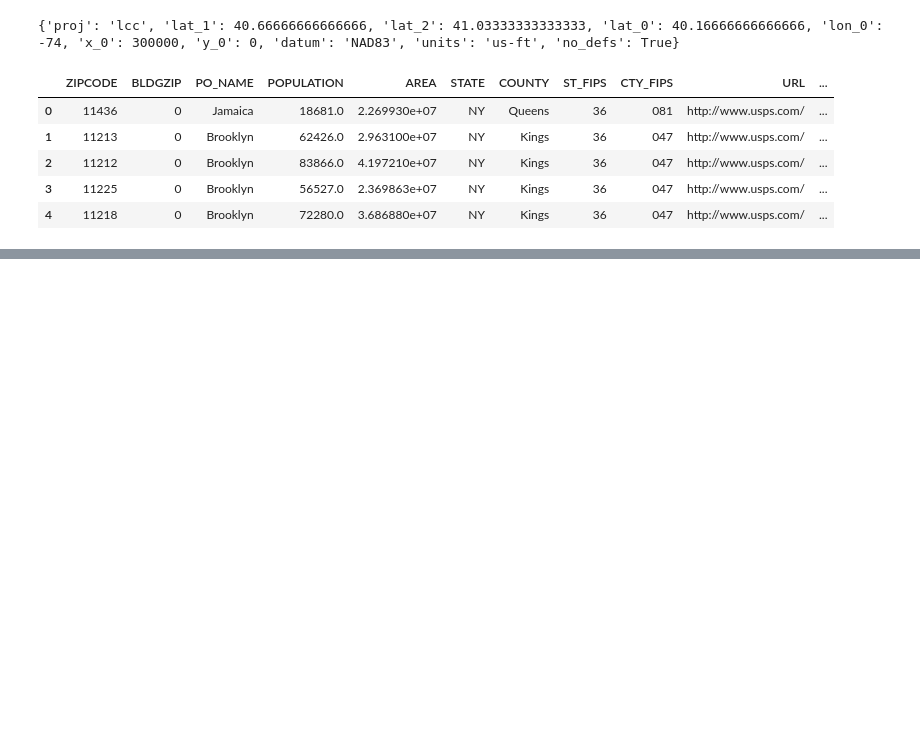
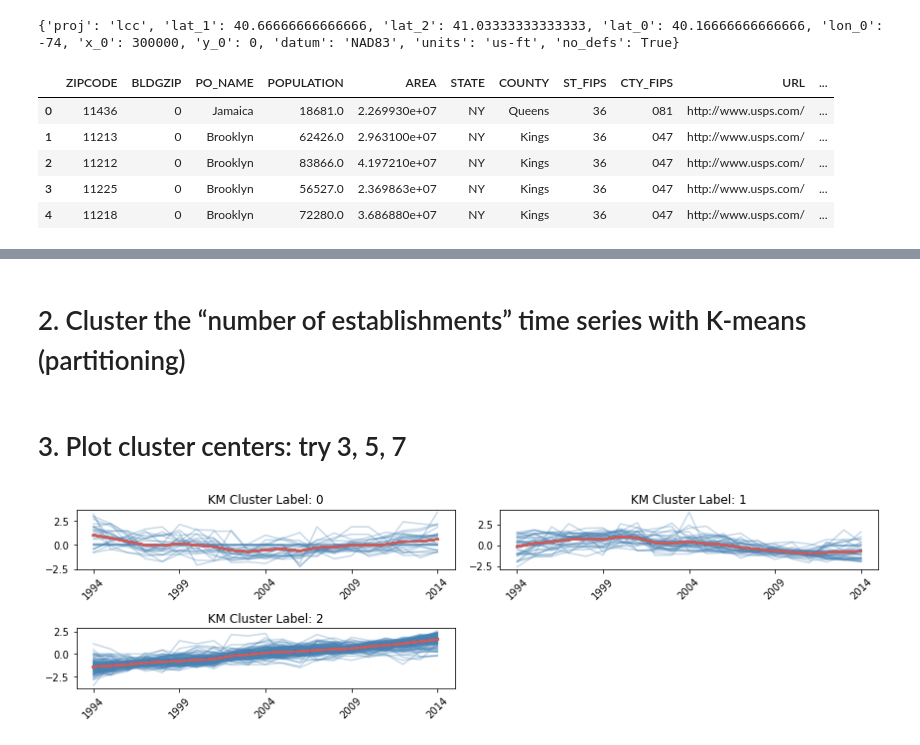
Before and after one commit to ywnch/PUI2017_ywc249, a Jupyter notebook: HW11_ywc249/HW11-1.ipynb, the cells around one changed output, grey strips where cells are left out. Cells and saved outputs as stored; diff of their text form; code cells hidden in the pictures; blank space fills up the shorter version.

```diff
--- a/HW11_ywc249/HW11-1.ipynb
+++ b/HW11_ywc249/HW11-1.ipynb
@@ -92,3 +34,0 @@ tmp
-# %%
-for i in tmp:
-    os.system('mv zbp' + i + 'totals.zip $PUIDATA')
@@ -235,0 +190,48 @@ Image.open("dandrogram.png")
+# %%
+# replace NaNs with 0
+df.fillna(0, inplace=True)
+# %% [markdown]
+# 2. Cluster the “number of establishments” time series with K-means (partitioning)
+# %%
+# define a function that does K-means clustering and plot the results
+def plotKM(n, data, random=2017):
+    """
+    Arg:
+        1. n: number of clusters (1-10)
+        2. data: data to cluster (as dataframe)
+        3. random: seed number for random_state
+    Return:
+        1. append labels back to data as label_km'n'
+        2. plot cluster result
+    """
+    # run K-means
+    km = KMeans(random_state=random, n_clusters=n)
+    res = km.fit(data.iloc[:,:21])
+
+    # assign results
+    data['label_km%s'%n] = res.labels_
+
+    # plot results
+    pl.figure(figsize=(12,8))
+
+    for l in range(n):
+        # subset df and calculate means for each label
+        dft = data[data['label_km%s'%n] == l]
+        means = dft.mean(axis=0)
+
+        pl.subplot(521+l)
+        for i in range(len(dft)):
+            pl.plot(range(0,21), dft.iloc[i,:21], 'steelblue', alpha=0.3)
+            pl.plot(range(0,21), means[0:21], 'indianred', linewidth=2)
+        pl.xticks(arange(0,21,5), arange(1994,2015,5), rotation=45)
+        pl.title('KM Cluster Label: %s'%l)
+
+    pl.tight_layout()
+    pl.show()
+# %% [markdown]
+# 3. Plot cluster centers: try 3, 5, 7
+# %%
+# 3 clusters
+plotKM(3, df)
+# %% [output]
+[figure, added]
```
Also changed, not shown: parts of 60 cells of this notebook, 1 other file.
